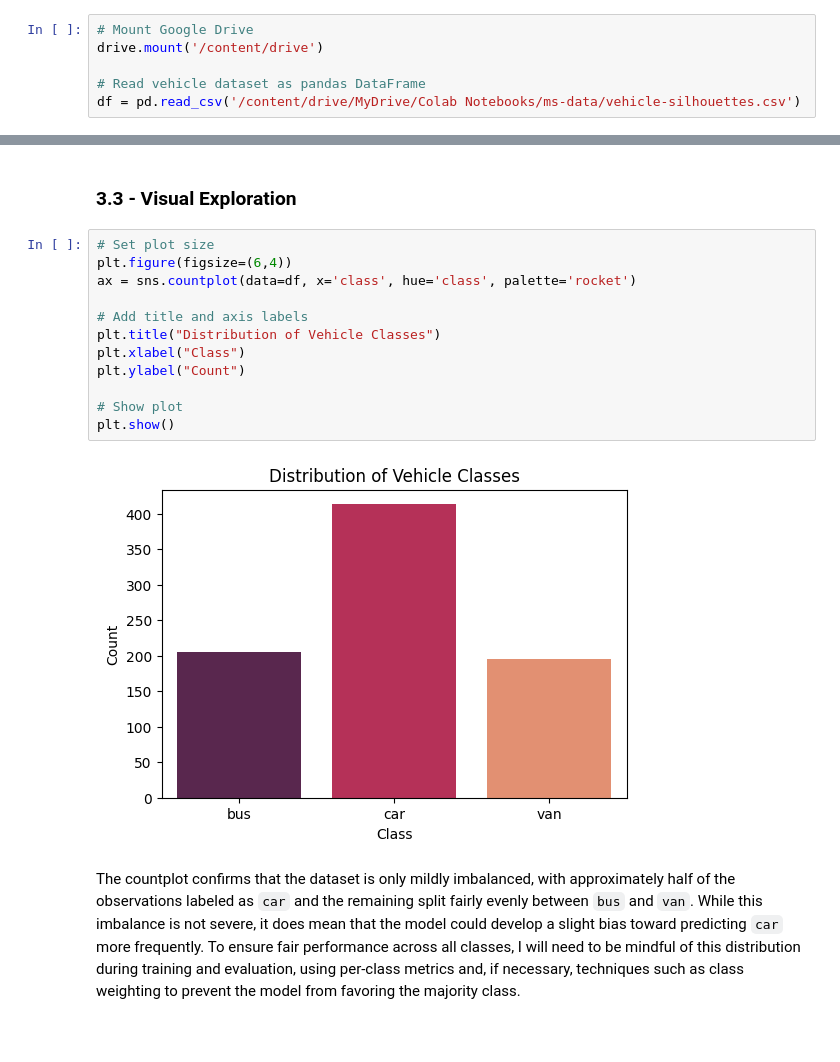
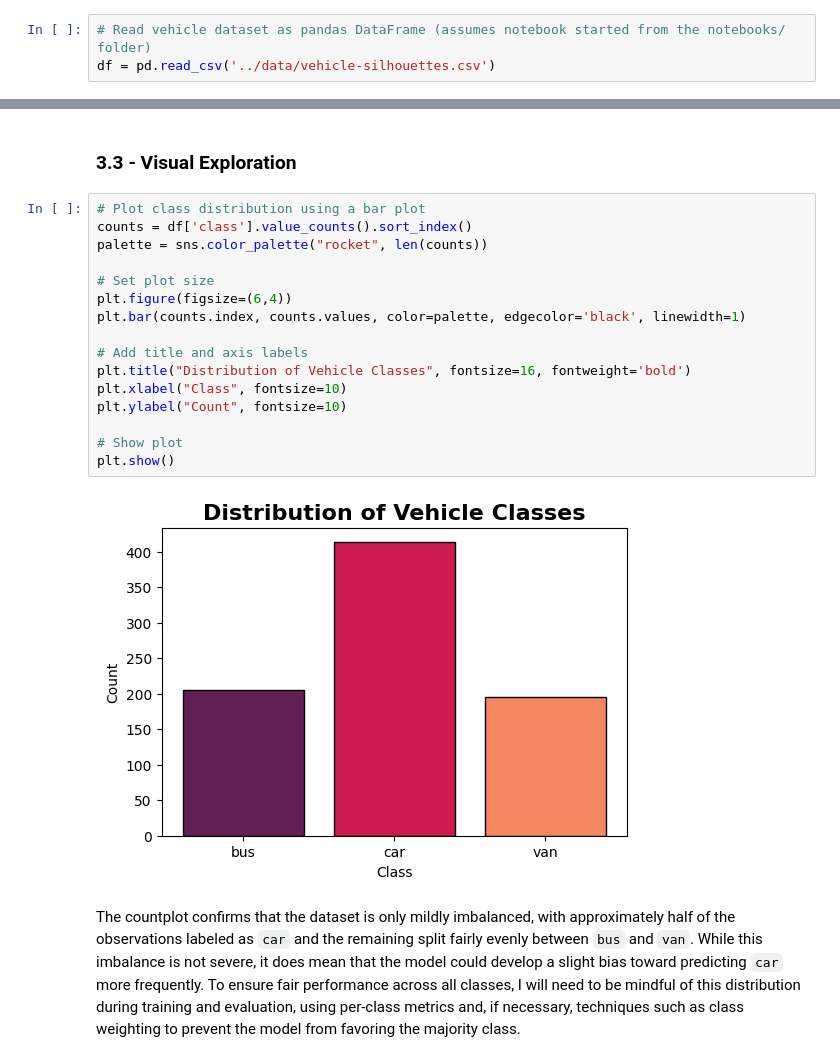
Before and after one commit to krauseannelize/ml-vehicle-silhouettes, a Jupyter notebook: notebooks/01-supervised.ipynb, the cells around one changed output, grey strips where cells are left out. Cells and saved outputs as stored; diff of their text form; blank space fills up the shorter version.

Commit message:
Updated notebook 1 to run locally without Colab

```diff
--- a/notebooks/01-supervised.ipynb
+++ b/notebooks/01-supervised.ipynb
@@ -47,8 +42,5 @@ from sklearn.metrics import precision_score, recall_score, f1_score, classificat
 # %% [markdown]
 ### 2.2 - Load Dataset
 # %%
-# Mount Google Drive
-drive.mount('/content/drive')
-
-# Read vehicle dataset as pandas DataFrame
-df = pd.read_csv('/content/drive/MyDrive/Colab Notebooks/ms-data/vehicle-silhouettes.csv')
+# Read vehicle dataset as pandas DataFrame (assumes notebook started from the notebooks/ folder)
+df = pd.read_csv('../data/vehicle-silhouettes.csv')
@@ -354,19 +342,23 @@ The diagnostic summary highlights which features are most prone to outliers and
 # %% [markdown]
 ### 3.3 - Visual Exploration
 # %%
+# Plot class distribution using a bar plot
+counts = df['class'].value_counts().sort_index()
+palette = sns.color_palette("rocket", len(counts))
+
 # Set plot size
 plt.figure(figsize=(6,4))
-ax = sns.countplot(data=df, x='class', hue='class', palette='rocket')
+plt.bar(counts.index, counts.values, color=palette, edgecolor='black', linewidth=1)
 
 # Add title and axis labels
-plt.title("Distribution of Vehicle Classes")
-plt.xlabel("Class")
-plt.ylabel("Count")
+plt.title("Distribution of Vehicle Classes", fontsize=16, fontweight='bold')
+plt.xlabel("Class", fontsize=10)
+plt.ylabel("Count", fontsize=10)
 
 # Show plot
 plt.show()
 # %% [output]
-[figure, old version]
+[figure, new version]
 # %% [markdown]
 The countplot confirms that the dataset is only mildly imbalanced, with approximately half of the observations labeled as `car` and the remaining split fairly evenly between `bus` and `van`. While this imbalance is not severe, it does mean that the model could develop a slight bias toward predicting `car` more frequently. To ensure fair performance across all classes, I will need to be mindful of this distribution during training and evaluation, using per‑class metrics and, if necessary, techniques such as class weighting to prevent the model from favoring the majority class.
 # %%
```
Also changed, not shown: parts of 8 cells of this notebook, 2 other files.
